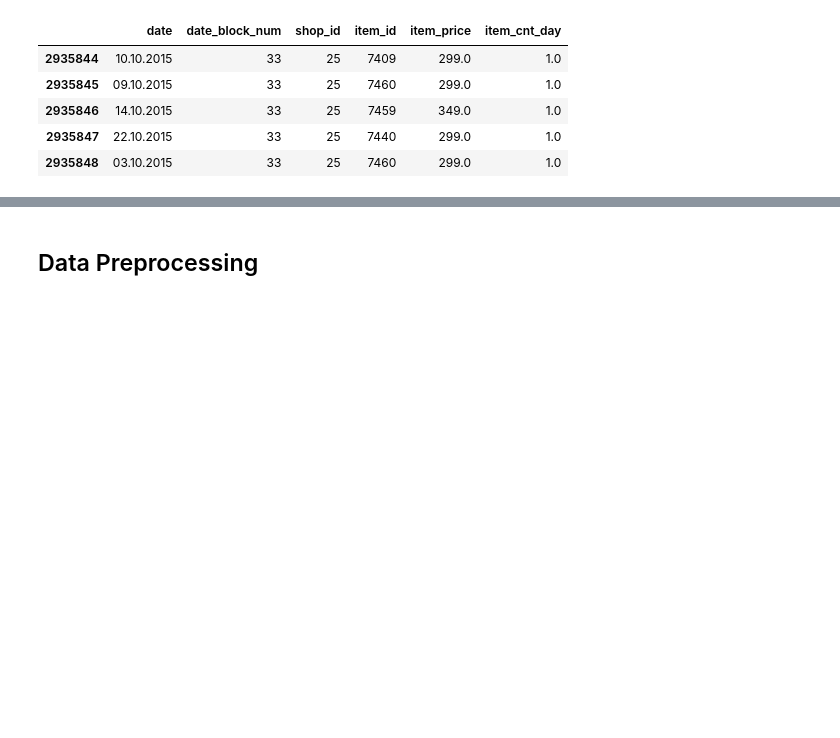
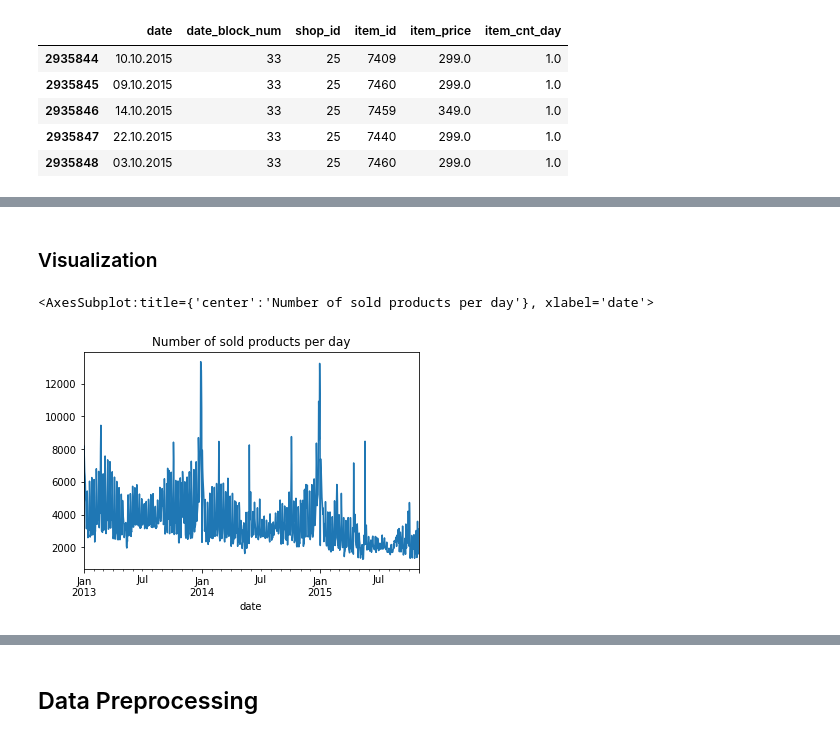
Before and after one commit to jonas-fullstack-dev/ml-future-sales, a Jupyter notebook: sales.ipynb, the cells around one changed output, grey strips where cells are left out. Cells and saved outputs as stored; diff of their text form; code cells hidden in the pictures; blank space fills up the shorter version.

Commit message:
Explorative data analysis

```diff
--- a/sales.ipynb
+++ b/sales.ipynb
@@ -50,0 +53,5 @@ df.tail(n=5)
+# %%
+# We only want to use the data and the number of products sold --> delete the other features
+df['date'] = pd.to_datetime(df['date'], format='%d.%m.%Y')
+# %%
+df = df.groupby('date')['item_cnt_day'].sum().rename('sales')
@@ -50,0 +120,7 @@ df.tail(n=5)
+# %% [markdown]
+### Visualization
+# %%
+df.plot(title="Number of sold products per day")
+# %% [output]
+<AxesSubplot:title={'center':'Number of sold products per day'}, xlabel='date'>
+[figure, added]
```
Also changed, not shown: parts of 14 cells of this notebook.
